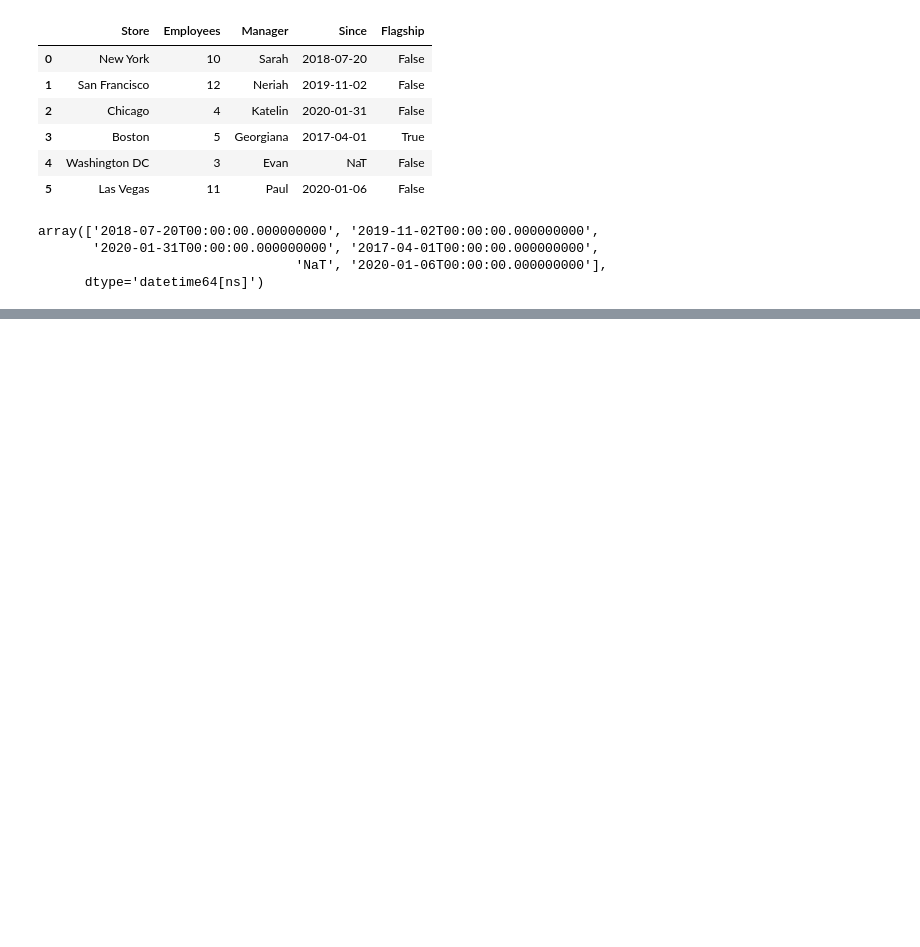
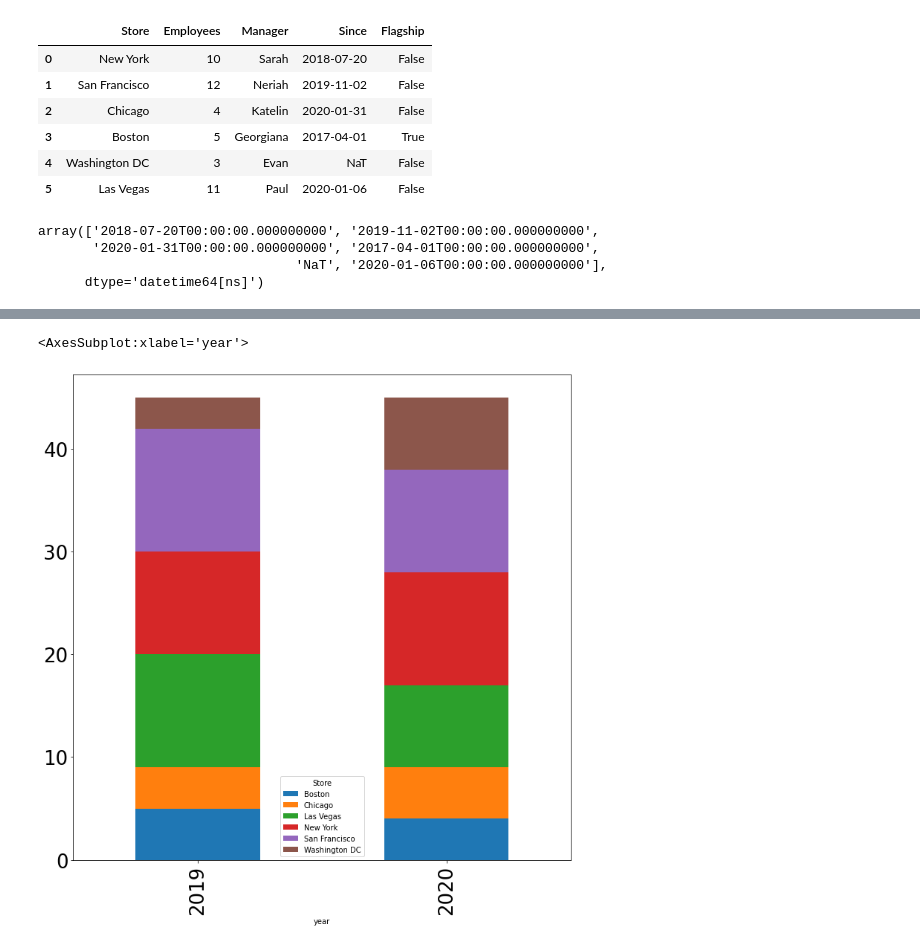
Before and after one commit to NMB-MIC/basic_python_pandas, a Jupyter notebook: 03_pandas.ipynb, the cells around one changed output, grey strips where cells are left out. Saved outputs shown, nothing was run; the diff lists cells and outputs as text; code cells hidden in the pictures; blank space fills up the shorter version.

```diff
--- a/03_pandas.ipynb
+++ b/03_pandas.ipynb
@@ -831,0 +939,3 @@ dtype: int64
+# %%
+sheets = pd.read_excel("data/stores.xlsx",skiprows=1,usecols=["Store","Employees"],sheet_name=["2019","2020"])
+sheets
@@ -831,0 +1059,11 @@ dtype: int64
+# %%
+pivot_2 = pd.pivot_table(df,
+                       index="year", columns="Store",
+                       values="Employees", aggfunc="sum"
+                       )
+pivot_2
+
+pivot_2.plot(kind='bar',stacked=True,figsize=(12, 12), fontsize=26)
+# %% [output]
+<AxesSubplot:xlabel='year'>
+[figure, added]
```
Also changed, not shown: parts of 28 cells of this notebook, 41 other files.
